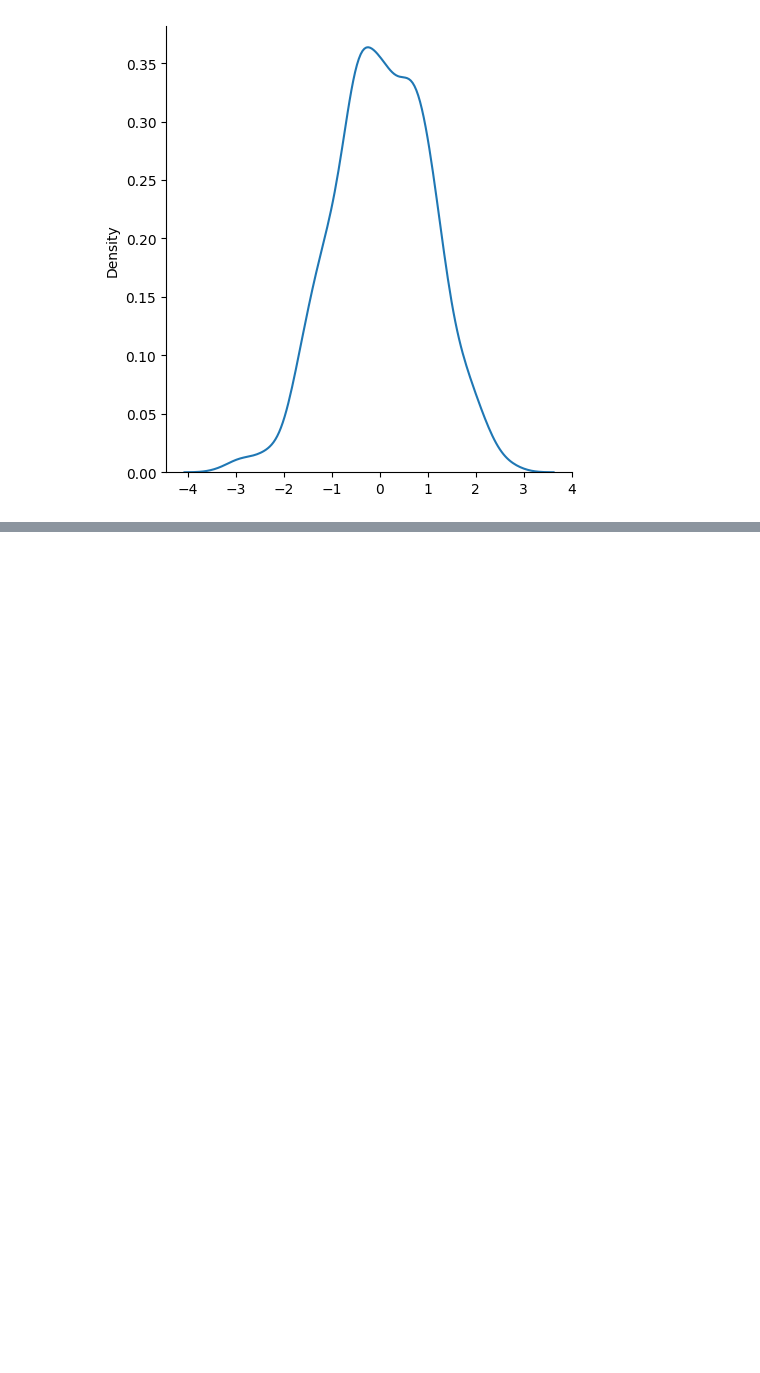
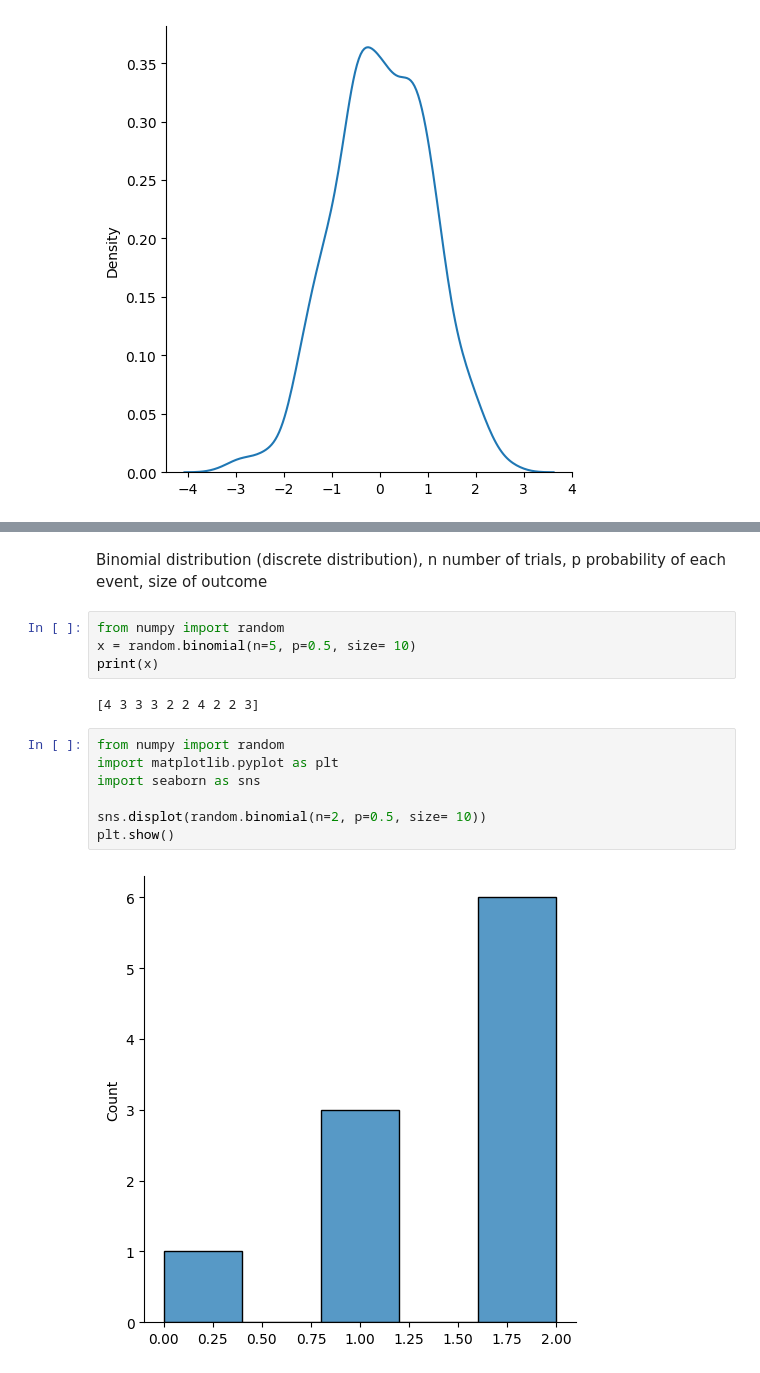
Before and after one commit to hardeepmatharu/seaborn-displot-practice, a Jupyter notebook: seaborn-displot-practice.ipynb, the cells around one changed output, grey strips where cells are left out. Saved outputs shown, nothing was run; the diff lists cells and outputs as text; blank space fills up the shorter version.

```diff
--- a/seaborn-displot-practice.ipynb
+++ b/seaborn-displot-practice.ipynb
@@ -42,0 +63,17 @@ plt.show()
+# %% [markdown]
+Binomial distribution (discrete distribution), n number of trials, p probability of each event, size of outcome
+# %%
+from numpy import random
+x = random.binomial(n=5, p=0.5, size= 10)
+print(x)
+# %% [output]
+[4 3 3 3 2 2 4 2 2 3]
+# %%
+from numpy import random
+import matplotlib.pyplot as plt
+import seaborn as sns
+
+sns.displot(random.binomial(n=2, p=0.5, size= 10))
+plt.show()
+# %% [output]
+[figure, added]
```
Also changed, not shown: parts of 27 cells of this notebook.
